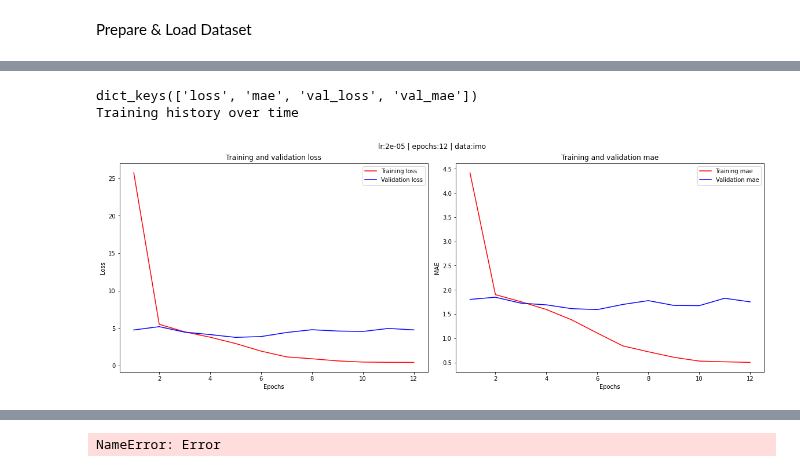
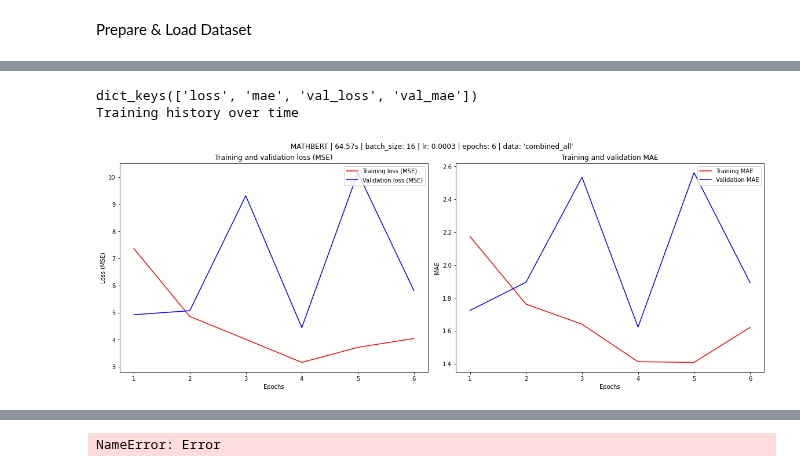
Before and after one commit to victorchendra02/Final-Academic-Project, a Jupyter notebook: models/02_MATHBERT.ipynb, the cells around one changed output, grey strips where cells are left out. Saved outputs shown, nothing was run; the diff lists cells and outputs as text; code cells hidden in the pictures.

```diff
--- a/models/02_MATHBERT.ipynb
+++ b/models/02_MATHBERT.ipynb
@@ -162,7 +198,7 @@ https://github.com/tensorflow/addons
 # %% [markdown]
 Prepare & Load Dataset
 # %%
-def load_tokenized_train_val_test_ds(path, batch_size, AUTOTUNE=tf.data.AUTOTUNE):
+def load_tokenized_train_val_test_ds(model_name, path, batch_size, AUTOTUNE=tf.data.AUTOTUNE):
     df_train = pd.read_csv(f"{path}train.csv")
     df_test = pd.read_csv(f"{path}test.csv")
     df_val = pd.read_csv(f"{path}val.csv")
@@ -176,9 +212,9 @@ def load_tokenized_train_val_test_ds(path, batch_size, AUTOTUNE=tf.data.AUTOTUNE
     val_post_canonical = list(df_val['post_canonical'].values)
     val_score = df_val['score'].values
 
-    tokenized_train = tokenize_text(train_post_canonical, max_length=512, return_tensor=False)
-    tokenized_test = tokenize_text(test_post_canonical, max_length=512, return_tensor=False)
-    tokenized_val = tokenize_text(val_post_canonical, max_length=512, return_tensor=False)
+    tokenized_train = tokenize_text(model_name, train_post_canonical, max_length=512, return_tensor=False)
+    tokenized_test = tokenize_text(model_name, test_post_canonical, max_length=512, return_tensor=False)
+    tokenized_val = tokenize_text(model_name, val_post_canonical, max_length=512, return_tensor=False)
 
     train_ds = tf.data.Dataset.from_tensor_slices((tokenized_train, train_score))
     test_ds = tf.data.Dataset.from_tensor_slices((tokenized_test, test_score))
@@ -205,7 +241,7 @@ AUTOTUNE = tf.data.AUTOTUNE
 batch_size = 16
 
 dt_mapped = {'imo': "../data/regression/imo/", 'combined_all': "../data/regression/"}
-train_ds, val_ds, test_ds, datasets, datasets_tokenized = load_tokenized_train_val_test_ds(dt_mapped[data_type], batch_size=batch_size, AUTOTUNE=AUTOTUNE)
+train_ds, val_ds, test_ds, datasets, datasets_tokenized = load_tokenized_train_val_test_ds(model_name, dt_mapped[data_type], batch_size=batch_size, AUTOTUNE=AUTOTUNE)
 # %%
 class MathBertRegressorModel:
     def __init__(self, max_length=512) -> None:
@@ -387,6 +418,9 @@ mathbert_regressor_model.evaluate_test(test_ds)
-# %%
-mathbert_regressor_model.plot_training_history_over_time()
-# %% [output]
-dict_keys(['loss', 'mae', 'val_loss', 'val_mae'])
-Training history over time
-[figure, removed]
+# %%
+mathbert_regressor_model.plot_training_history_over_time(
+    suptitle=f"{model_name} | {mathbert_regressor_model.training_time:.2f}s | batch_size: {batch_size} | lr: {learning_rate} | epochs: {epochs} | data: '{data_type}'",
+    plot_file_name=f"{id_note}_{model_name}_traininghistory_plot.jpg",
+    )
+# %% [output]
+dict_keys(['loss', 'mae', 'val_loss', 'val_mae'])
+Training history over time
+[figure, added]
```
Also changed, not shown: parts of 12 cells of this notebook, 1 other file.
